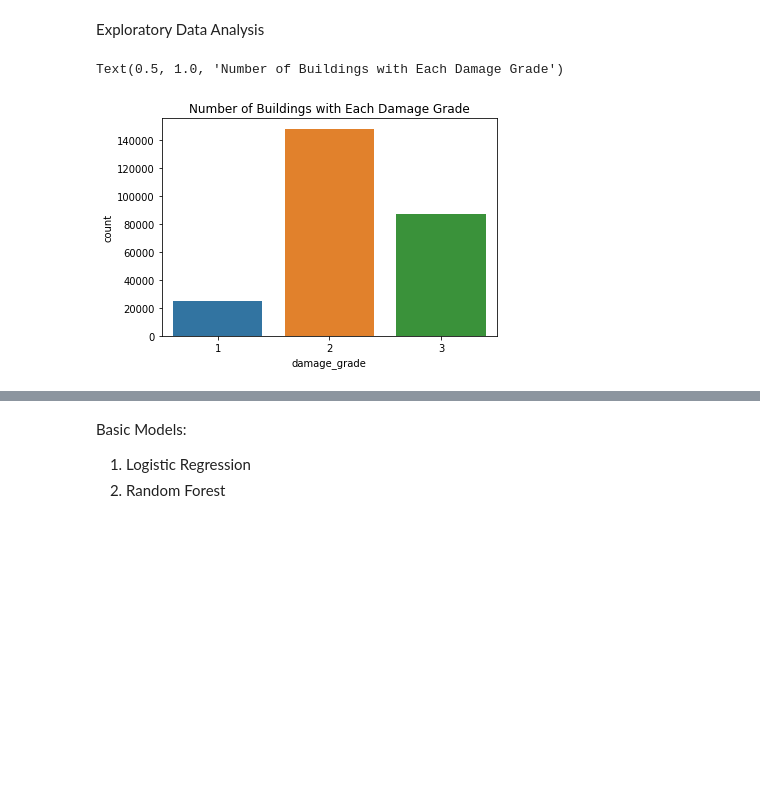
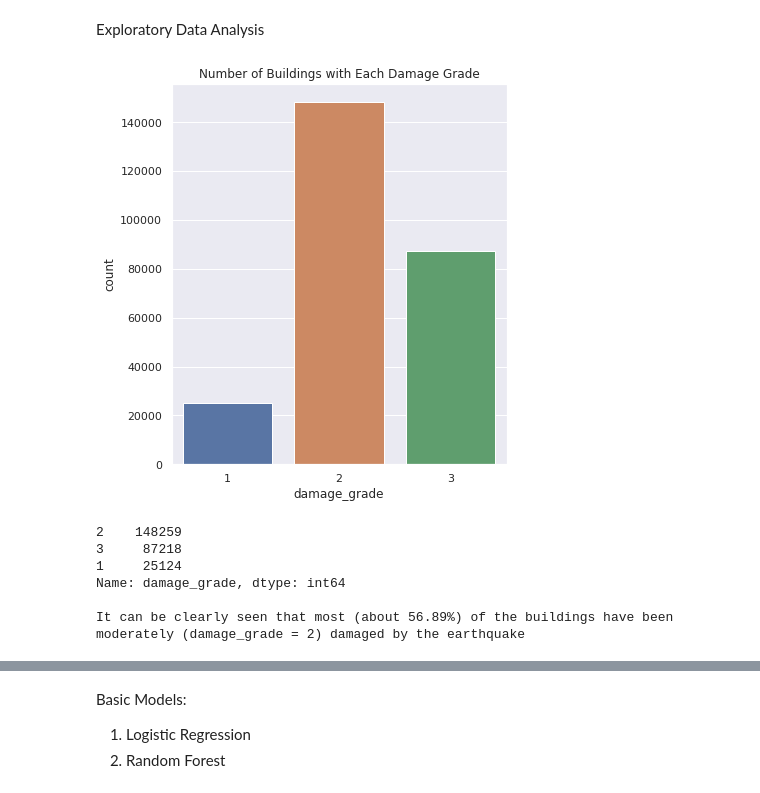
Before and after one commit to aishwarya-1/data_analytics_project, a Jupyter notebook: basic_analysis_EDA.ipynb, the cells around one changed output, grey strips where cells are left out. Drawn from its saved outputs; the diff is of its cells as text; code cells hidden in the pictures; blank space fills up the shorter version.

```diff
--- a/basic_analysis_EDA.ipynb
+++ b/basic_analysis_EDA.ipynb
@@ -190,13 +190,25 @@ df.describe().transpose()
 # %% [markdown]
 Exploratory Data Analysis
 # %%
-#On plotting a bar plot for each damage grade, we observe that the data is imbalanced.
+# On plotting a bar plot for each damage grade, we observe that the data is imbalanced.
+# Countplot of 'damage_grade' column ( Counts of different damage grades )
 
-sns.countplot(train_labels['damage_grade'])
-plt.title('Number of Buildings with Each Damage Grade')
+sns.set(rc={'figure.figsize':(6,7)})
+sns.countplot(train_labels['damage_grade']).set_title("Number of Buildings with Each Damage Grade")
+plt.show()
+damage_grade_count = train_labels['damage_grade'].value_counts()
+print(damage_grade_count)
+print()
+print('It can be clearly seen that most (about %.2f%%) of the buildings have been moderately (damage_grade = 2) damaged by the earthquake'
+      %(round(damage_grade_count[2]/sum(damage_grade_count)*100,2)))
 # %% [output]
+[figure, new version]
-Text(0.5, 1.0, 'Number of Buildings with Each Damage Grade')
+2    148259
+3     87218
+1     25124
+Name: damage_grade, dtype: int64
+
+It can be clearly seen that most (about 56.89%) of the buildings have been moderately (damage_grade = 2) damaged by the earthquake
-[figure, old version]
 # %%
 plt.figure(figsize=(13,11))
 data_corr = train_values.corr()
```
Also changed, not shown: parts of 14 cells of this notebook.
